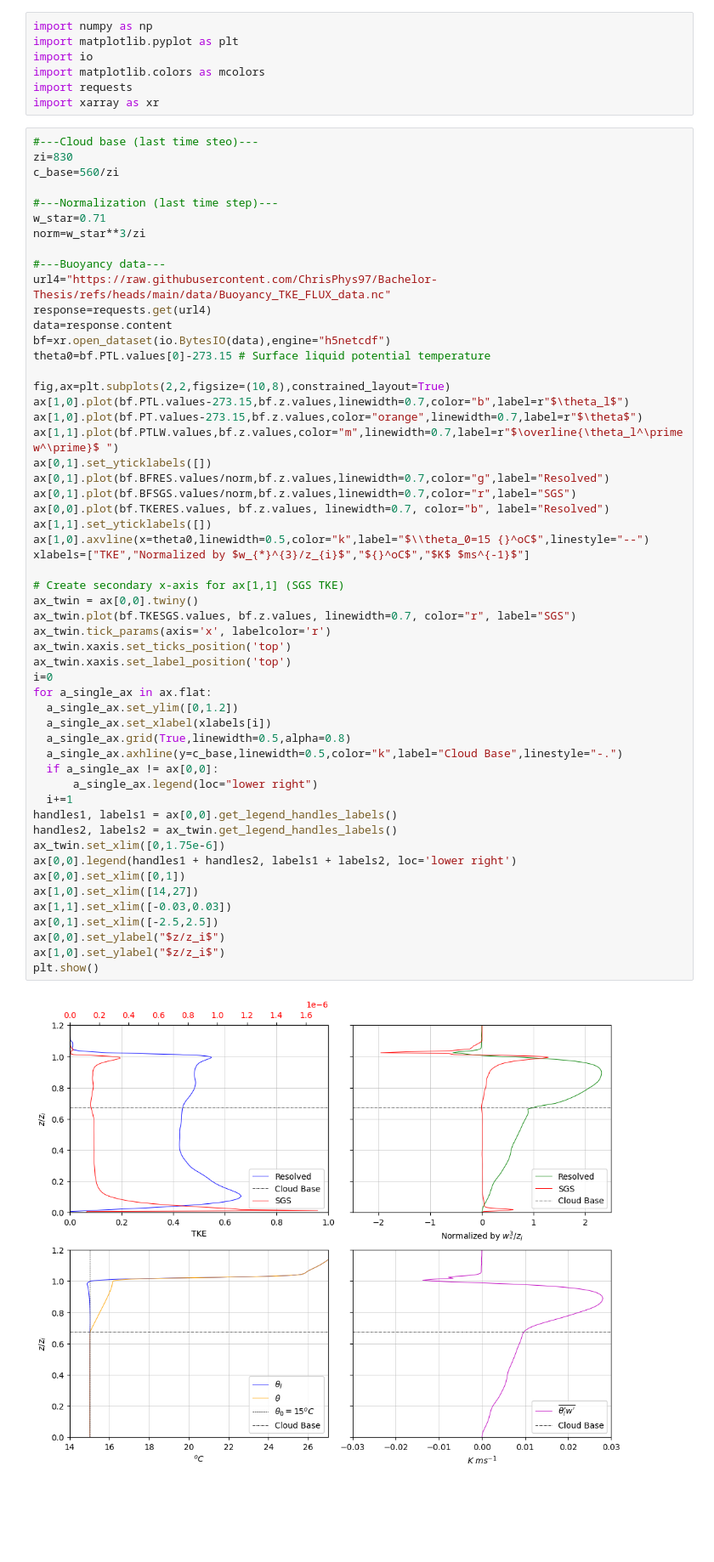
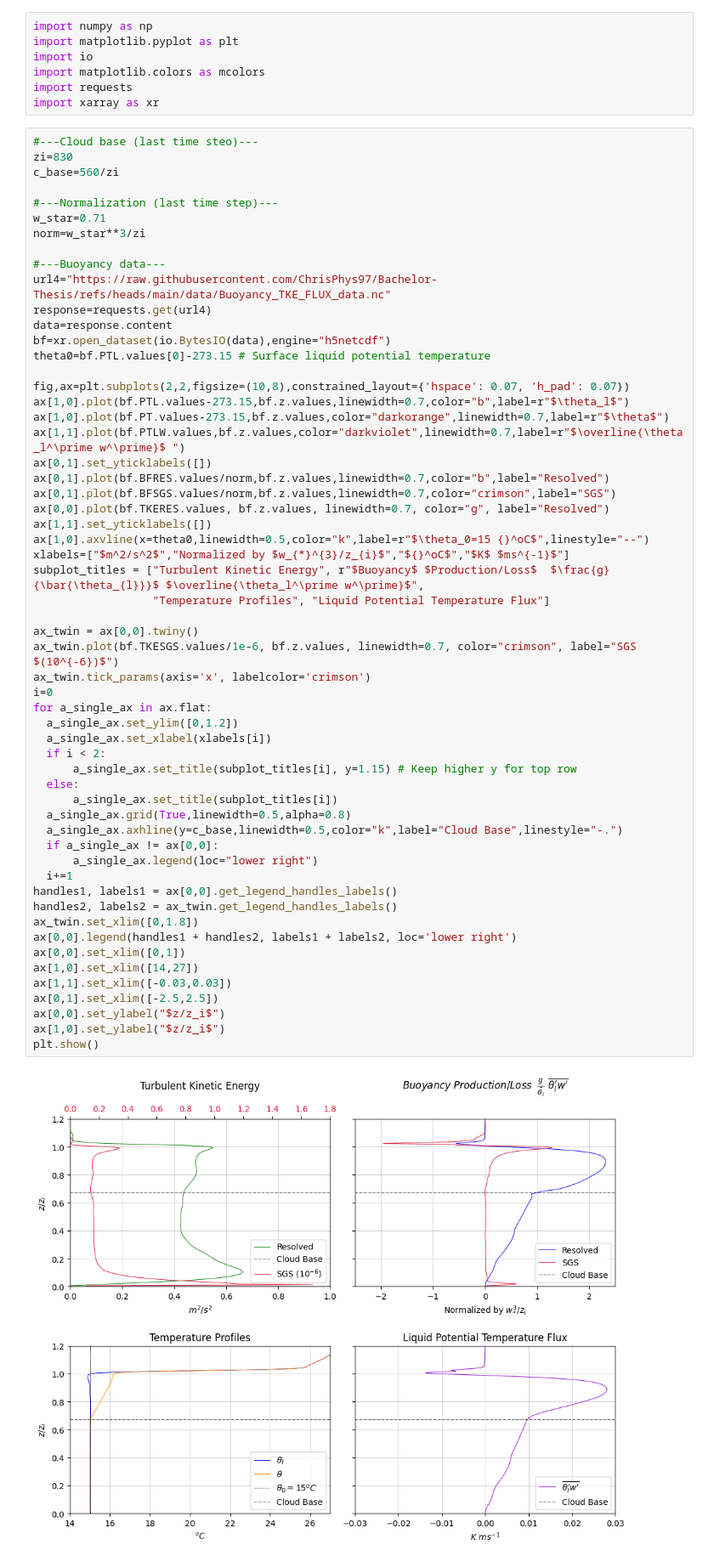
Before and after one commit to ChrisPhys97/Bachelor-Thesis, a Jupyter notebook: TKE-Buoyancy Results.ipynb, the cells around one changed output. Shown at 85% size. Saved outputs shown, nothing was run; the diff lists cells and outputs as text; blank space fills up the shorter version.

```diff
--- a/TKE-Buoyancy Results.ipynb
+++ b/TKE-Buoyancy Results.ipynb
@@ -19,45 +19,48 @@ url4="https://raw.githubusercontent.com/ChrisPhys97/Bachelor-Thesis/refs/heads/m
 response=requests.get(url4)
 data=response.content
 bf=xr.open_dataset(io.BytesIO(data),engine="h5netcdf")
 theta0=bf.PTL.values[0]-273.15 # Surface liquid potential temperature
 
-fig,ax=plt.subplots(2,2,figsize=(10,8),constrained_layout=True)
+fig,ax=plt.subplots(2,2,figsize=(10,8),constrained_layout={'hspace': 0.07, 'h_pad': 0.07})
 ax[1,0].plot(bf.PTL.values-273.15,bf.z.values,linewidth=0.7,color="b",label=r"$\theta_l$")
-ax[1,0].plot(bf.PT.values-273.15,bf.z.values,color="orange",linewidth=0.7,label=r"$\theta$")
-ax[1,1].plot(bf.PTLW.values,bf.z.values,color="m",linewidth=0.7,label=r"$\overline{\theta_l^\prime w^\prime}$ ")
+ax[1,0].plot(bf.PT.values-273.15,bf.z.values,color="darkorange",linewidth=0.7,label=r"$\theta$")
+ax[1,1].plot(bf.PTLW.values,bf.z.values,color="darkviolet",linewidth=0.7,label=r"$\overline{\theta_l^\prime w^\prime}$ ")
 ax[0,1].set_yticklabels([])
-ax[0,1].plot(bf.BFRES.values/norm,bf.z.values,linewidth=0.7,color="g",label="Resolved")
-ax[0,1].plot(bf.BFSGS.values/norm,bf.z.values,linewidth=0.7,color="r",label="SGS")
-ax[0,0].plot(bf.TKERES.values, bf.z.values, linewidth=0.7, color="b", label="Resolved")
+ax[0,1].plot(bf.BFRES.values/norm,bf.z.values,linewidth=0.7,color="b",label="Resolved")
+ax[0,1].plot(bf.BFSGS.values/norm,bf.z.values,linewidth=0.7,color="crimson",label="SGS")
+ax[0,0].plot(bf.TKERES.values, bf.z.values, linewidth=0.7, color="g", label="Resolved")
 ax[1,1].set_yticklabels([])
-ax[1,0].axvline(x=theta0,linewidth=0.5,color="k",label="$\\theta_0=15 {}^oC$",linestyle="--")
-xlabels=["TKE","Normalized by $w_{*}^{3}/z_{i}$","${}^oC$","$K$ $ms^{-1}$"]
+ax[1,0].axvline(x=theta0,linewidth=0.5,color="k",label=r"$\theta_0=15 {}^oC$",linestyle="--")
+xlabels=["$m^2/s^2$","Normalized by $w_{*}^{3}/z_{i}$","${}^oC$","$K$ $ms^{-1}$"]
+subplot_titles = ["Turbulent Kinetic Energy", r"$Buoyancy$ $Production/Loss$  $\frac{g}{\bar{\theta_{l}}}$ $\overline{\theta_l^\prime w^\prime}$",
+                  "Temperature Profiles", "Liquid Potential Temperature Flux"]
 
-# Create secondary x-axis for ax[1,1] (SGS TKE)
 ax_twin = ax[0,0].twiny()
-ax_twin.plot(bf.TKESGS.values, bf.z.values, linewidth=0.7, color="r", label="SGS")
-ax_twin.tick_params(axis='x', labelcolor='r')
-ax_twin.xaxis.set_ticks_position('top')
-ax_twin.xaxis.set_label_position('top')
+ax_twin.plot(bf.TKESGS.values/1e-6, bf.z.values, linewidth=0.7, color="crimson", label="SGS $(10^{-6})$")
+ax_twin.tick_params(axis='x', labelcolor='crimson')
 i=0
 for a_single_ax in ax.flat:
   a_single_ax.set_ylim([0,1.2])
   a_single_ax.set_xlabel(xlabels[i])
+  if i < 2:
+      a_single_ax.set_title(subplot_titles[i], y=1.15) # Keep higher y for top row
+  else:
+      a_single_ax.set_title(subplot_titles[i])
   a_single_ax.grid(True,linewidth=0.5,alpha=0.8)
   a_single_ax.axhline(y=c_base,linewidth=0.5,color="k",label="Cloud Base",linestyle="-.")
   if a_single_ax != ax[0,0]:
       a_single_ax.legend(loc="lower right")
   i+=1
 handles1, labels1 = ax[0,0].get_legend_handles_labels()
 handles2, labels2 = ax_twin.get_legend_handles_labels()
-ax_twin.set_xlim([0,1.75e-6])
+ax_twin.set_xlim([0,1.8])
 ax[0,0].legend(handles1 + handles2, labels1 + labels2, loc='lower right')
 ax[0,0].set_xlim([0,1])
 ax[1,0].set_xlim([14,27])
 ax[1,1].set_xlim([-0.03,0.03])
 ax[0,1].set_xlim([-2.5,2.5])
 ax[0,0].set_ylabel("$z/z_i$")
 ax[1,0].set_ylabel("$z/z_i$")
 plt.show()
 # %% [output]
-[figure, old version]
+[figure, new version]
```
